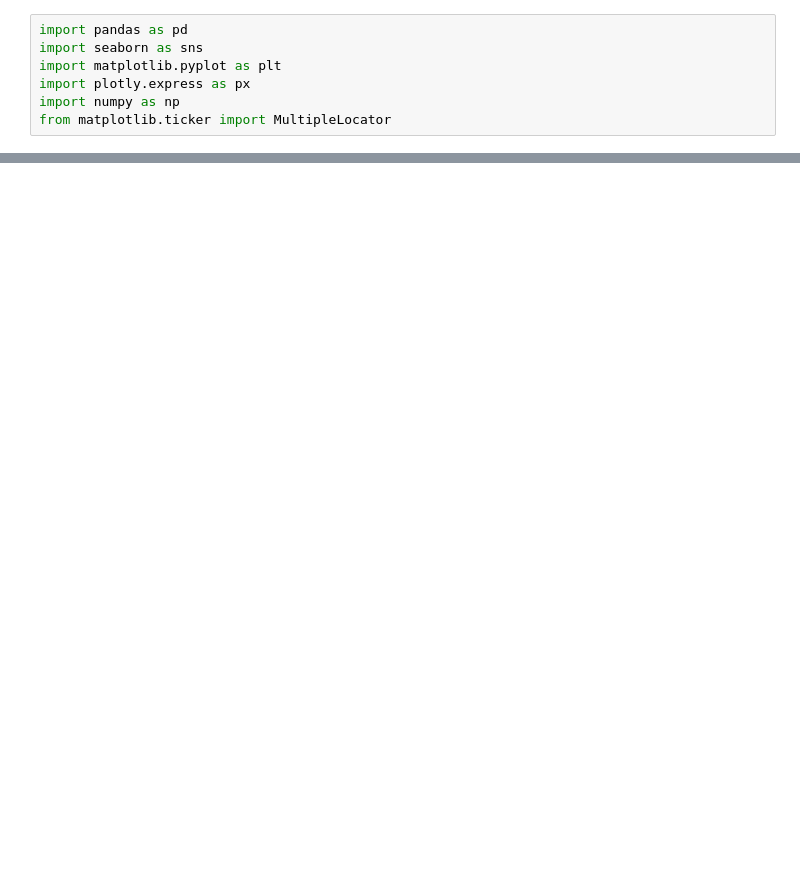
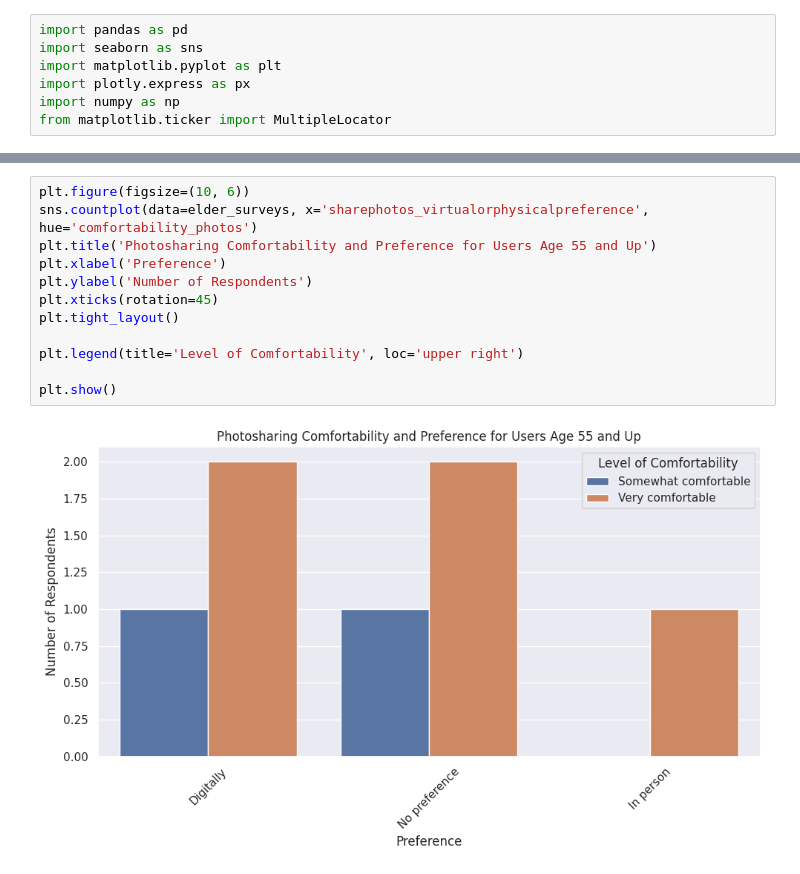
Before and after one commit to neekrich/Flikshop, a Jupyter notebook: FlikshopSurveyResults_Elderly.ipynb, the cells around one changed output, grey strips where cells are left out. Cells and saved outputs as stored; diff of their text form; blank space fills up the shorter version.

```diff
--- a/FlikshopSurveyResults_Elderly.ipynb
+++ b/FlikshopSurveyResults_Elderly.ipynb
@@ -70,0 +117,14 @@ elder_surveys
+# %%
+plt.figure(figsize=(10, 6))
+sns.countplot(data=elder_surveys, x='sharephotos_virtualorphysicalpreference', hue='comfortability_photos')
+plt.title('Photosharing Comfortability and Preference for Users Age 55 and Up')
+plt.xlabel('Preference')
+plt.ylabel('Number of Respondents')
+plt.xticks(rotation=45)
+plt.tight_layout()
+
+plt.legend(title='Level of Comfortability', loc='upper right')
+
+plt.show()
+# %% [output]
+[figure, added]
```
Also changed, not shown: parts of 6 cells of this notebook.
